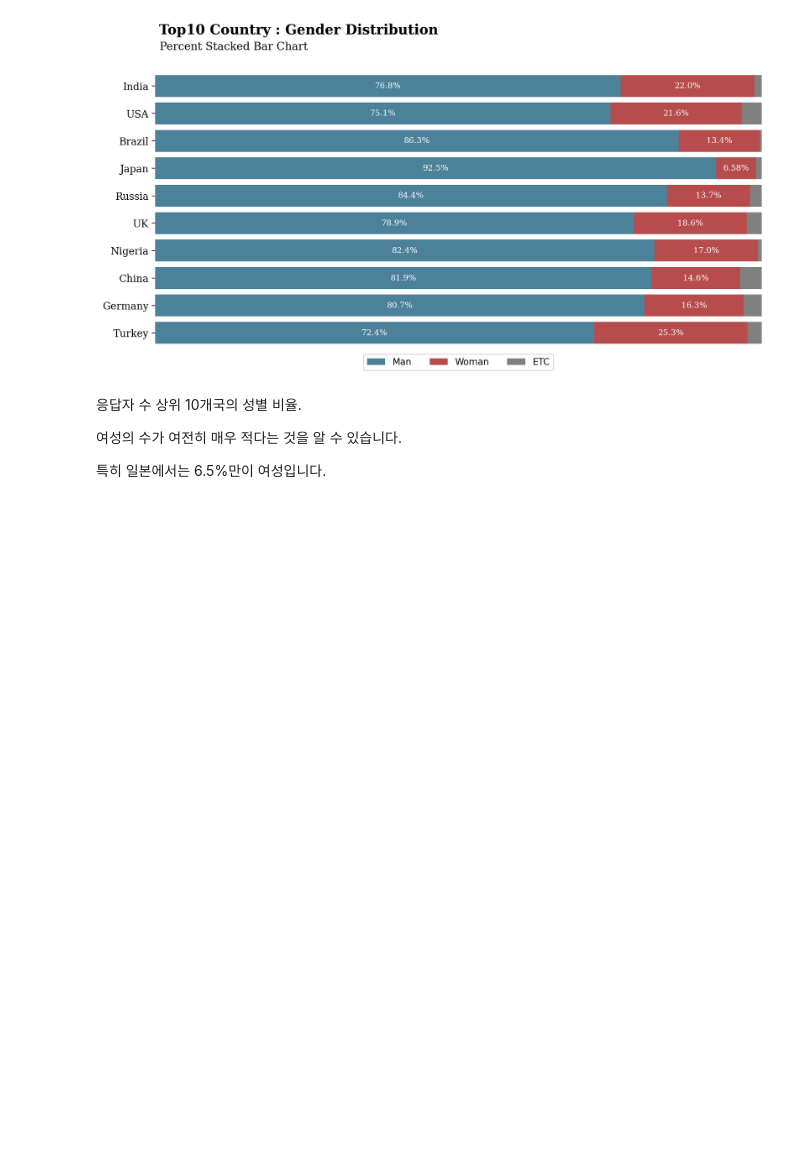
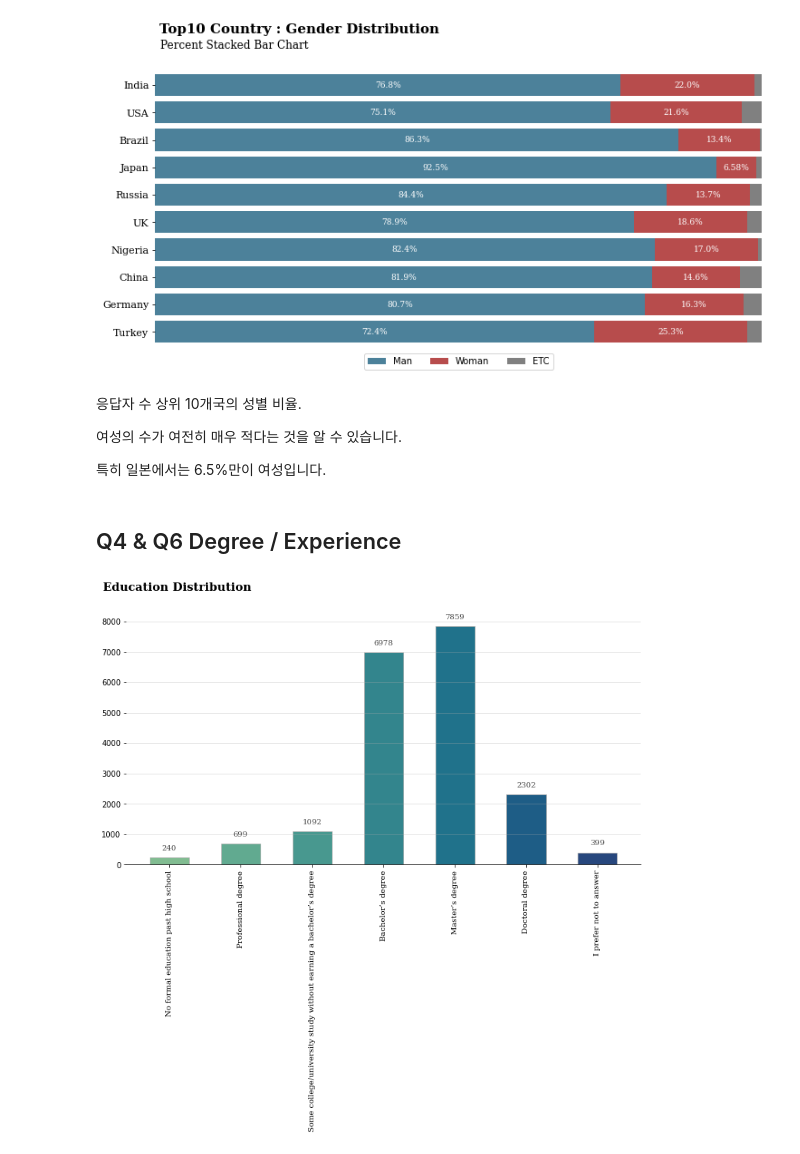
Before and after one commit to OH1107/Kaggle, a Jupyter notebook: 2020 Kaggle Machine Learning & Data Science Survey/[Kaggle_2020]_Visualization_&_Analysis.ipynb, the cells around one changed output. Drawn from its saved outputs; the diff is of its cells as text; code cells hidden in the pictures; blank space fills up the shorter version.

```diff
--- a/2020 Kaggle Machine Learning & Data Science Survey/[Kaggle_2020]_Visualization_&_Analysis.ipynb
+++ b/2020 Kaggle Machine Learning & Data Science Survey/[Kaggle_2020]_Visualization_&_Analysis.ipynb
@@ -134,3 +134,35 @@ plt.show()
 여성의 수가 여전히 매우 적다는 것을 알 수 있습니다.
 
 특히 일본에서는 6.5%만이 여성입니다.
+# %% [markdown]
+## Q4 & Q6 Degree / Experience
+# %%
+q4_order = [
+    'No formal education past high school',
+    'Professional degree',
+    'Some college/university study without earning a bachelor’s degree',
+    'Bachelor’s degree',
+    'Master’s degree',
+    'Doctoral degree',
+    'I prefer not to answer'
+]
+
+data_q4 = data['Q4'].value_counts()[q4_order]
+
+fig,ax=plt.subplots(1,1, figsize=(12,6))
+ax.bar(data_q4.index, data_q4, width=0.55, edgecolor='darkgray', color=sns.color_palette("crest", 7), linewidth=0.7)
+
+for i in data_q4.index:
+  ax.annotate(f"{data_q4[i]}",
+              xy=(i, data_q4[i]+300),
+              va = 'center', ha='center', fontweight='light', fontfamily='serif', color='#4a4a4a')
+
+for s in ['top', 'left', 'right']:
+  ax.spines[s].set_visible(False)
+
+ax.set_xticklabels(data_q4.index, fontfamily='serif', rotation=90)
+fig.text(0.09, 0.95, 'Education Distribution', fontsize=15, fontweight='bold', fontfamily='serif')
+ax.grid(axis='y', linestyle='-', alpha=0.4)
+plt.show()
+# %% [output]
+[figure, added]
```
Also changed, not shown: parts of 6 cells of this notebook.
